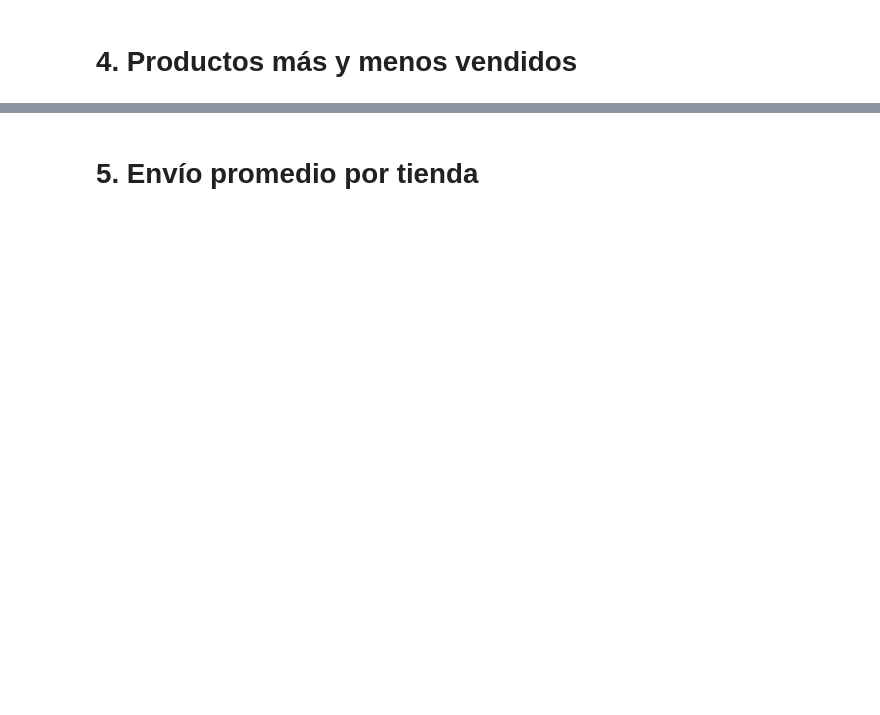
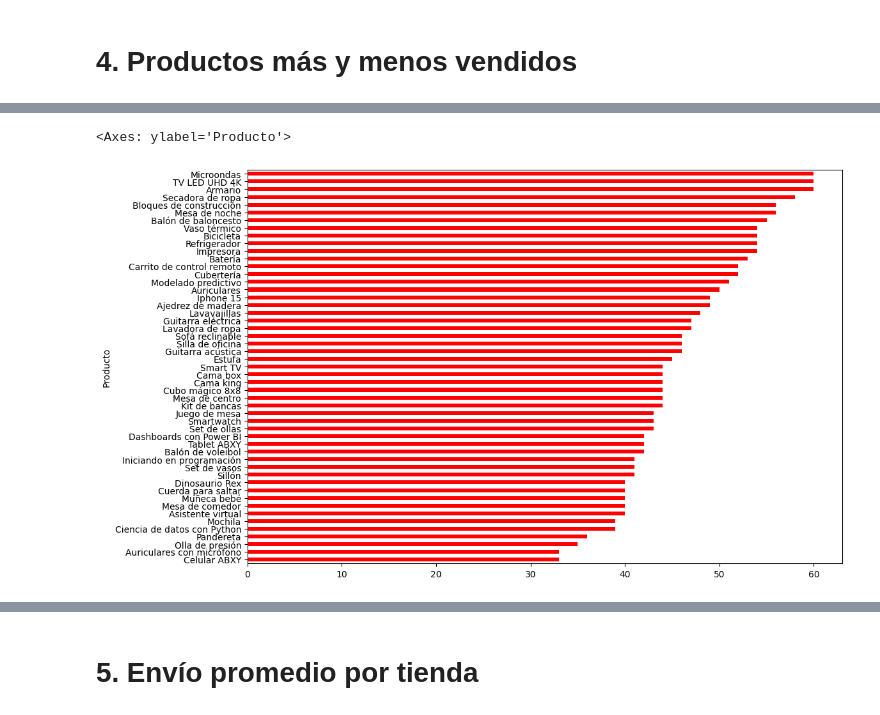
Before and after one commit to CarloR04/Challenge-Alura-Store, a Jupyter notebook: AluraStoreLatam.ipynb, the cells around one changed output, grey strips where cells are left out. Cells and saved outputs as stored; diff of their text form; code cells hidden in the pictures; blank space fills up the shorter version.

```diff
--- a/AluraStoreLatam.ipynb
+++ b/AluraStoreLatam.ipynb
@@ -30,2 +270,10 @@ tienda.head()
 # %% [markdown]
 # 4. Productos más y menos vendidos
+# %%
+df_product = pd.DataFrame()
+df_product['Venta Productos T1'] = tienda.groupby('Producto')['Producto'].count()
+df_product['Venta Productos T2'] = tienda2.groupby('Producto')['Producto'].count()
+df_product['Venta Productos T3'] = tienda3.groupby('Producto')['Producto'].count()
+df_product['Venta Productos T4'] = tienda4.groupby('Producto')['Producto'].count()
+df_product['Ventas Totales x Producto'] = df_product['Venta Productos T1'] + df_product['Venta Productos T2'] + df_product['Venta Productos T3'] + df_product['Venta Productos T4']
+df_product
@@ -31,0 +320,6 @@ tienda.head()
+# %%
+#Visulización Tienda 1
+df_product['Venta Productos T1'].sort_values(ascending=True).plot(kind='barh',figsize=(12,8),color='red')
+# %% [output]
+<Axes: ylabel='Producto'>
+[figure, added]
```
Also changed, not shown: parts of 20 cells of this notebook.
